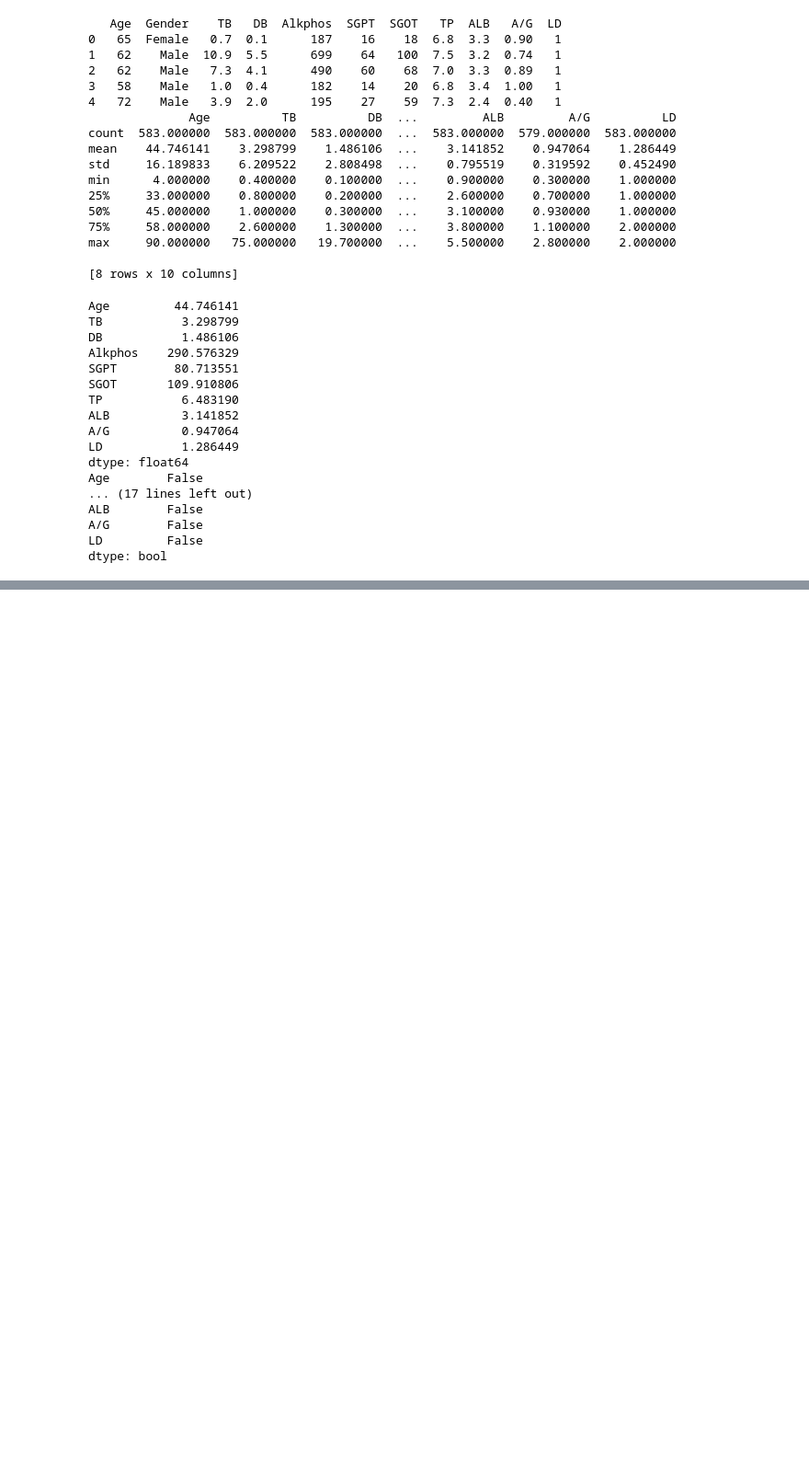
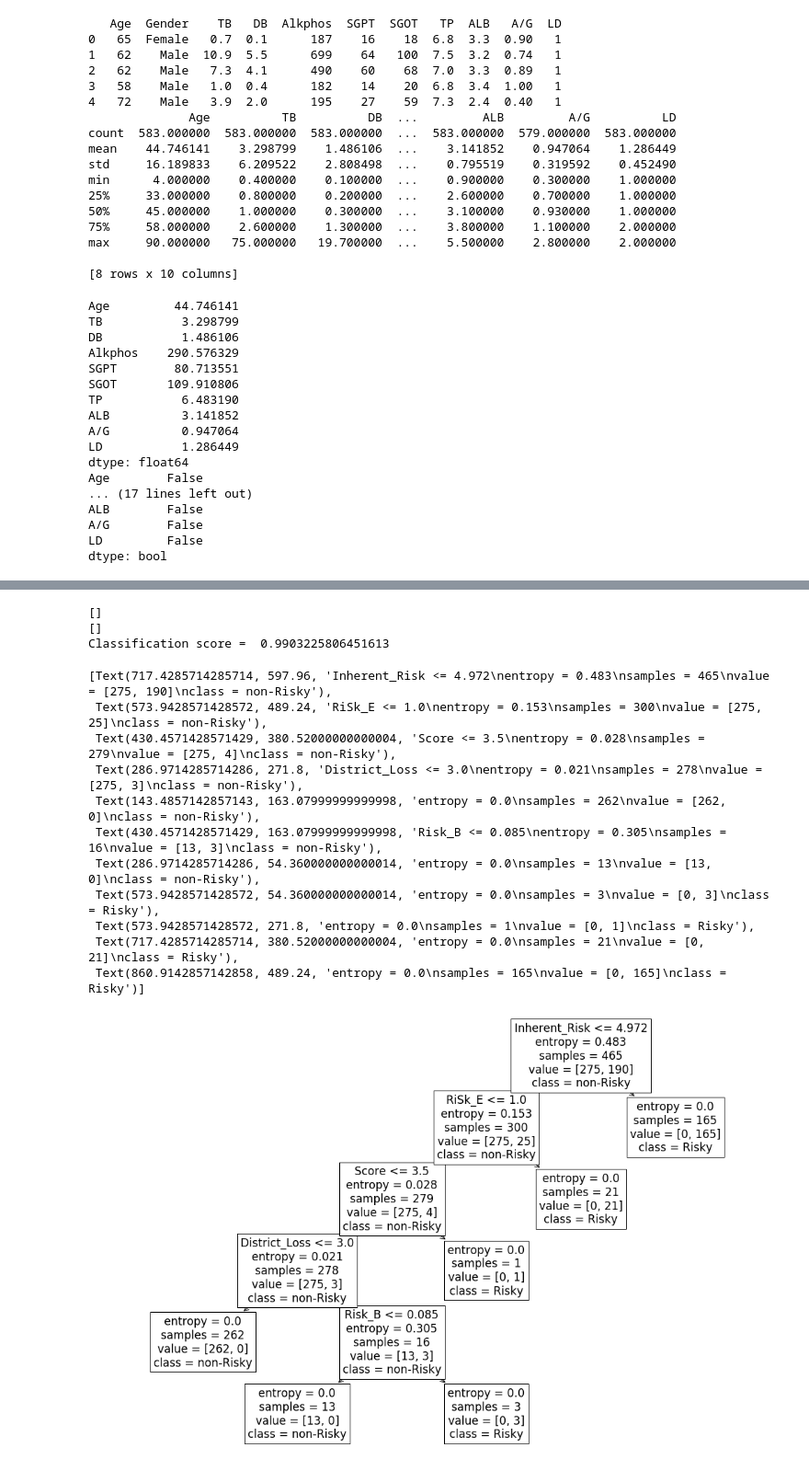
Before and after one commit to nidhin-koshy/Notebooks, a Jupyter notebook: Classification.ipynb, the cells around one changed output, grey strips where cells are left out. Shown at 92% size. Saved outputs shown, nothing was run; the diff lists cells and outputs as text; code cells hidden in the pictures; blank space fills up the shorter version.

```diff
--- a/Classification.ipynb
+++ b/Classification.ipynb
@@ -342,0 +411,54 @@ Classification score =  0.7142857142857143
+# %%
+data_array = df_AUD.to_numpy() # convert pandas dataframe to a numpy array
+x_data = data_array[:,0:-2] #
+y_data = data_array[:,-1]
+
+data_labels = df_AUD.columns
+
+x_labels = data_labels[0:-2]
+y_labels = ['non-Risky','Risky']
+
+print(np.argwhere(np.isnan(x_data)))
+print(np.argwhere(np.isnan(y_data)))
+
+
+from sklearn.linear_model import LogisticRegression, Perceptron
+from sklearn.tree import DecisionTreeClassifier
+from sklearn.ensemble import RandomForestClassifier
+from sklearn.model_selection import train_test_split
+from sklearn.preprocessing import StandardScaler
+scaler = StandardScaler()
+
+scaler.fit(x_data)
+#x_data = scaler.fit_transform(x_data)
+
+x_train, x_test, y_train, y_test = train_test_split(x_data, y_data, test_size=0.4,random_state=42)
+
+classifier = DecisionTreeClassifier() #LogisticRegression(penalty='l2')
+classifier.fit(x_train,y_train) #y_train[:,0] used only because fit() expects the labels to be a 1d array and not a column vector.
+#w_sklearn = np.array([np.append(classifier.coef_,classifier.intercept_)]) # For linear regressors : LogisticRgression,Perceptron
+#print("Classification coefficients", w_sklearn) #For linear regressors: LogisticREgression, Perceptron
+
+
+print("Classification score = ", classifier.score(x_test,y_test)) #Works for all classifiers
+#print("[Test prediction, True Label, Test probabilities] = ", np.concatenate((np.array([classifier.predict(x_test),y_test]).T,np.round(classifier.predict_proba(x_test),2)),axis=1)) # Works for LogisticRegression
+
+
+plt.figure(figsize=(18,12)) #Works for DecisionTreeClassifier
+sklearn.tree.plot_tree(classifier.fit(x_train, y_train),feature_names=x_labels,class_names=y_labels) #Works for DecisionTreeClassifier
+# %% [output]
+[]
+[]
+Classification score =  0.9903225806451613
+[Text(717.4285714285714, 597.96, 'Inherent_Risk <= 4.972\nentropy = 0.483\nsamples = 465\nvalue = [275, 190]\nclass = non-Risky'),
+ Text(573.9428571428572, 489.24, 'RiSk_E <= 1.0\nentropy = 0.153\nsamples = 300\nvalue = [275, 25]\nclass = non-Risky'),
+ Text(430.4571428571429, 380.52000000000004, 'Score <= 3.5\nentropy = 0.028\nsamples = 279\nvalue = [275, 4]\nclass = non-Risky'),
+ Text(286.9714285714286, 271.8, 'District_Loss <= 3.0\nentropy = 0.021\nsamples = 278\nvalue = [275, 3]\nclass = non-Risky'),
+ Text(143.4857142857143, 163.07999999999998, 'entropy = 0.0\nsamples = 262\nvalue = [262, 0]\nclass = non-Risky'),
+ Text(430.4571428571429, 163.07999999999998, 'Risk_B <= 0.085\nentropy = 0.305\nsamples = 16\nvalue = [13, 3]\nclass = non-Risky'),
+ Text(286.9714285714286, 54.360000000000014, 'entropy = 0.0\nsamples = 13\nvalue = [13, 0]\nclass = non-Risky'),
+ Text(573.9428571428572, 54.360000000000014, 'entropy = 0.0\nsamples = 3\nvalue = [0, 3]\nclass = Risky'),
+ Text(573.9428571428572, 271.8, 'entropy = 0.0\nsamples = 1\nvalue = [0, 1]\nclass = Risky'),
+ Text(717.4285714285714, 380.52000000000004, 'entropy = 0.0\nsamples = 21\nvalue = [0, 21]\nclass = Risky'),
+ Text(860.9142857142858, 489.24, 'entropy = 0.0\nsamples = 165\nvalue = [0, 165]\nclass = Risky')]
+[figure, added]
```
Also changed, not shown: parts of 9 cells of this notebook.
